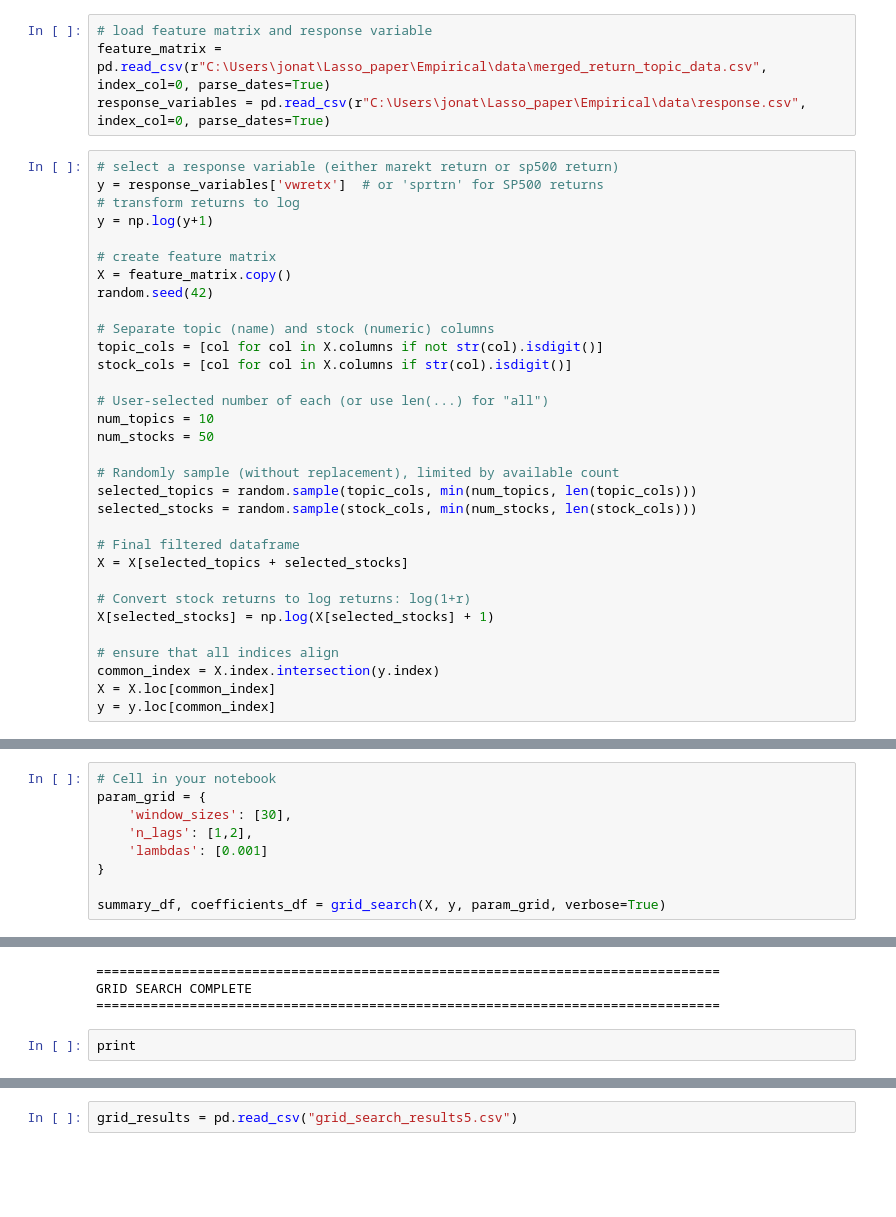
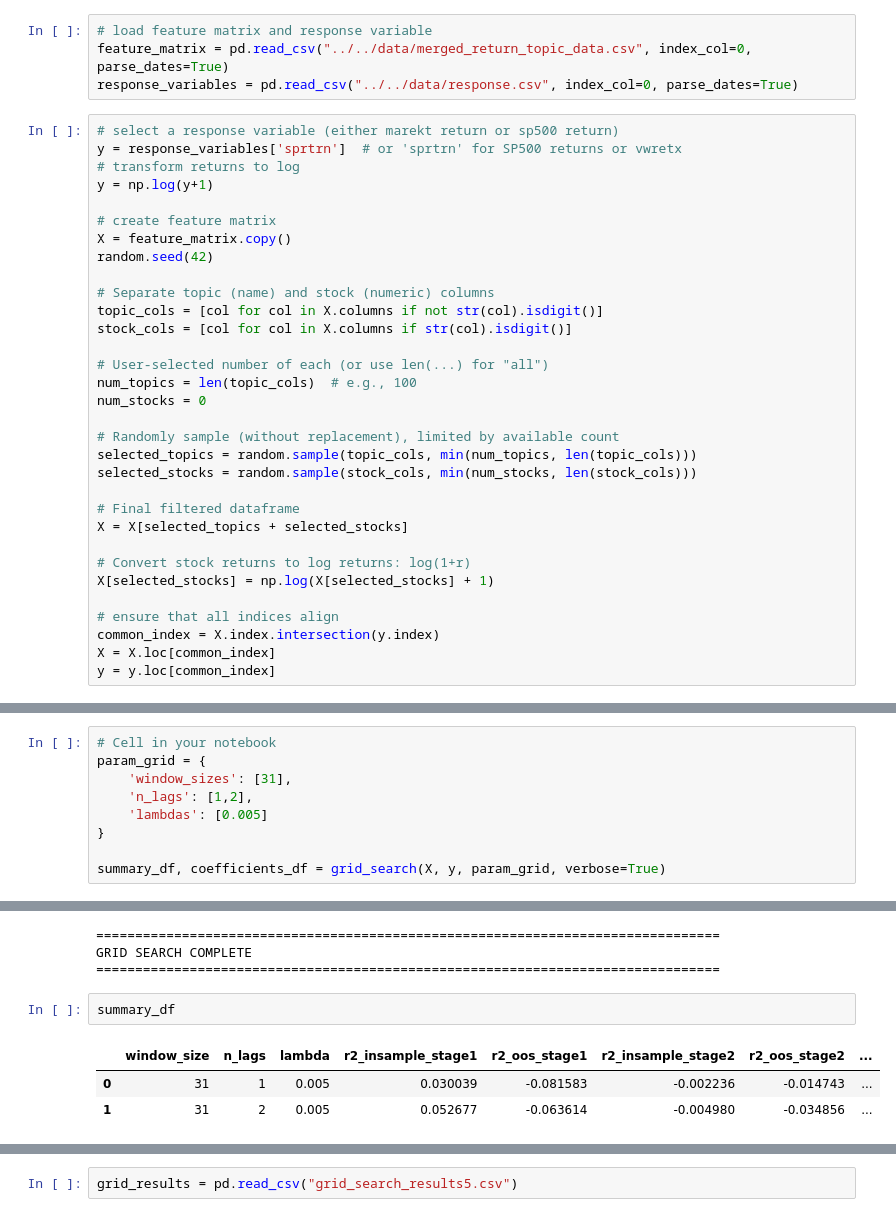
Before and after one commit to TommasoDF/Lasso_paper, a Jupyter notebook: Empirical/scripts/lasso_11_2025/stage1_stage2_routine.ipynb, the cells around one changed output, grey strips where cells are left out. Drawn from its saved outputs; the diff is of its cells as text; blank space fills up the shorter version.

Commit message:
correcting_stage1

```diff
--- a/Empirical/scripts/lasso_11_2025/stage1_stage2_routine.ipynb
+++ b/Empirical/scripts/lasso_11_2025/stage1_stage2_routine.ipynb
@@ -19,11 +19,11 @@ from stage2 import estimate_kappa_curve_fit, compute_alm_returns, compute_stage2
 from grid_search import grid_search
 # %%
 # load feature matrix and response variable
-feature_matrix = pd.read_csv(r"C:\Users\jonat\Lasso_paper\Empirical\data\merged_return_topic_data.csv", index_col=0, parse_dates=True)
-response_variables = pd.read_csv(r"C:\Users\jonat\Lasso_paper\Empirical\data\response.csv", index_col=0, parse_dates=True)
+feature_matrix = pd.read_csv("../../data/merged_return_topic_data.csv", index_col=0, parse_dates=True)
+response_variables = pd.read_csv("../../data/response.csv", index_col=0, parse_dates=True)
 # %%
 # select a response variable (either marekt return or sp500 return)
-y = response_variables['vwretx']  # or 'sprtrn' for SP500 returns
+y = response_variables['sprtrn']  # or 'sprtrn' for SP500 returns or vwretx
 # transform returns to log
 y = np.log(y+1)
 
@@ -36,8 +36,8 @@ topic_cols = [col for col in X.columns if not str(col).isdigit()]
 stock_cols = [col for col in X.columns if str(col).isdigit()]
 
 # User-selected number of each (or use len(...) for "all")
-num_topics = 10
-num_stocks = 50
+num_topics = len(topic_cols)  # e.g., 100
+num_stocks = 0
 
 # Randomly sample (without replacement), limited by available count
 selected_topics = random.sample(topic_cols, min(num_topics, len(topic_cols)))
@@ -76,9 +56,9 @@ date        ...
 # %%
 # Cell in your notebook
 param_grid = {
-    'window_sizes': [30],
+    'window_sizes': [31],
     'n_lags': [1,2],
-    'lambdas': [0.001]
+    'lambdas': [0.005]
 }
 
 summary_df, coefficients_df = grid_search(X, y, param_grid, verbose=True)
@@ -87,8 +67,12 @@ Testing 2 configurations...
 ================================================================================
 GRID SEARCH COMPLETE
 ================================================================================
-# %%
-print
+# %%
+summary_df
+# %% [output]
+|  | window_size | n_lags | lambda | r2_insample_stage1 | r2_oos_stage1 | r2_insample_stage2 | r2_oos_stage2 | ... |
+| 0 | 31 | 1 | 0.005 | 0.030039 | -0.081583 | -0.002236 | -0.014743 | ... |
+| 1 | 31 | 2 | 0.005 | 0.052677 | -0.063614 | -0.004980 | -0.034856 | ... |
 # %%
 # Define your grid
 param_grid = {
```
Also changed, not shown: parts of 2 cells of this notebook, 4 other files.
